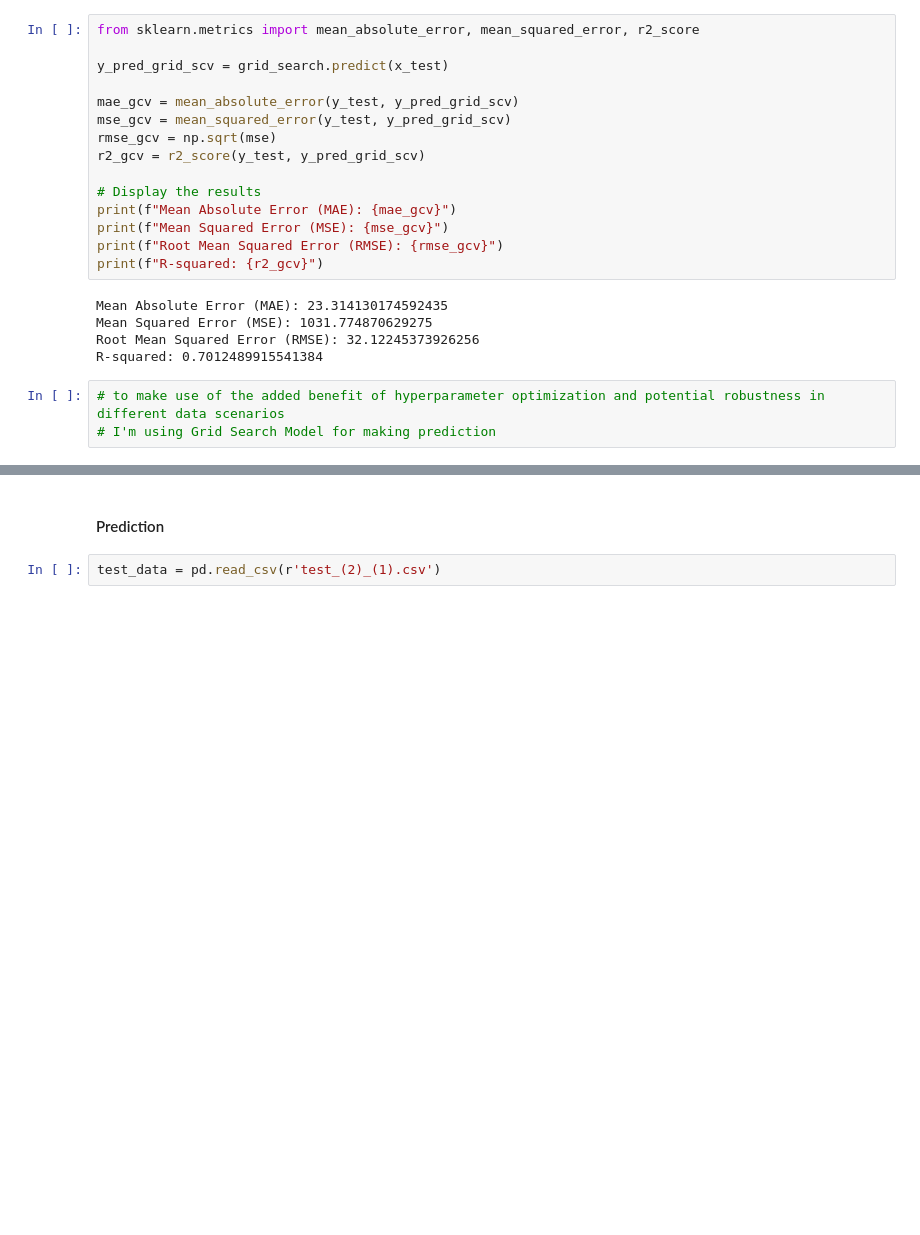
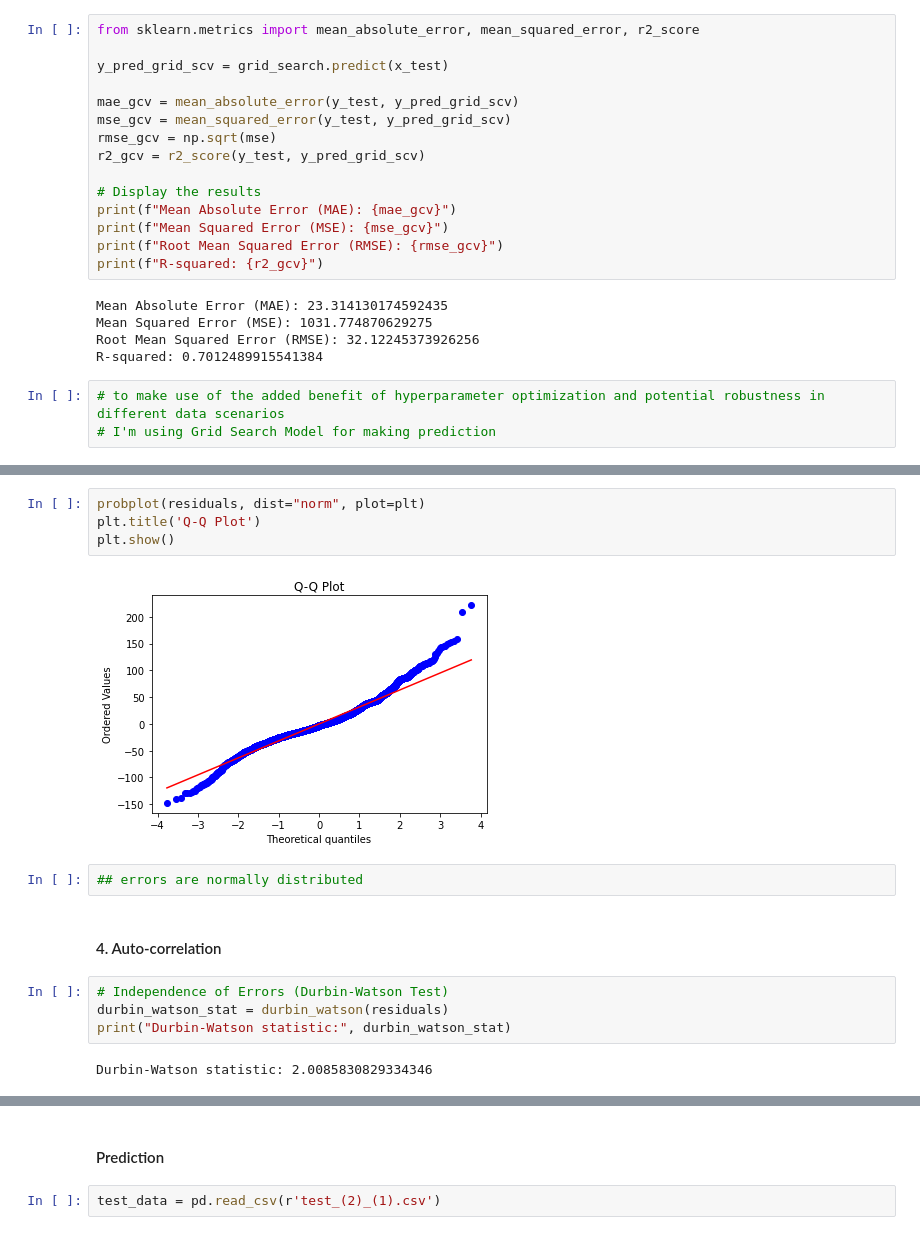
Before and after one commit to Yshaswini/Bangalore_houseprice_prediction, a Jupyter notebook: House_Prediction_LinearReg.ipynb, the cells around one changed output, grey strips where cells are left out. Drawn from its saved outputs; the diff is of its cells as text; blank space fills up the shorter version.

```diff
--- a/House_Prediction_LinearReg.ipynb
+++ b/House_Prediction_LinearReg.ipynb
@@ -481,0 +604,16 @@ R-squared: 0.7012489915541384
+# %%
+probplot(residuals, dist="norm", plot=plt)
+plt.title('Q-Q Plot')
+plt.show()
+# %% [output]
+[figure, added]
+# %%
+## errors are normally distributed
+# %% [markdown]
+#### 4. Auto-correlation
+# %%
+# Independence of Errors (Durbin-Watson Test)
+durbin_watson_stat = durbin_watson(residuals)
+print("Durbin-Watson statistic:", durbin_watson_stat)
+# %% [output]
+Durbin-Watson statistic: 2.0085830829334346
```
Also changed, not shown: parts of 18 cells of this notebook.
